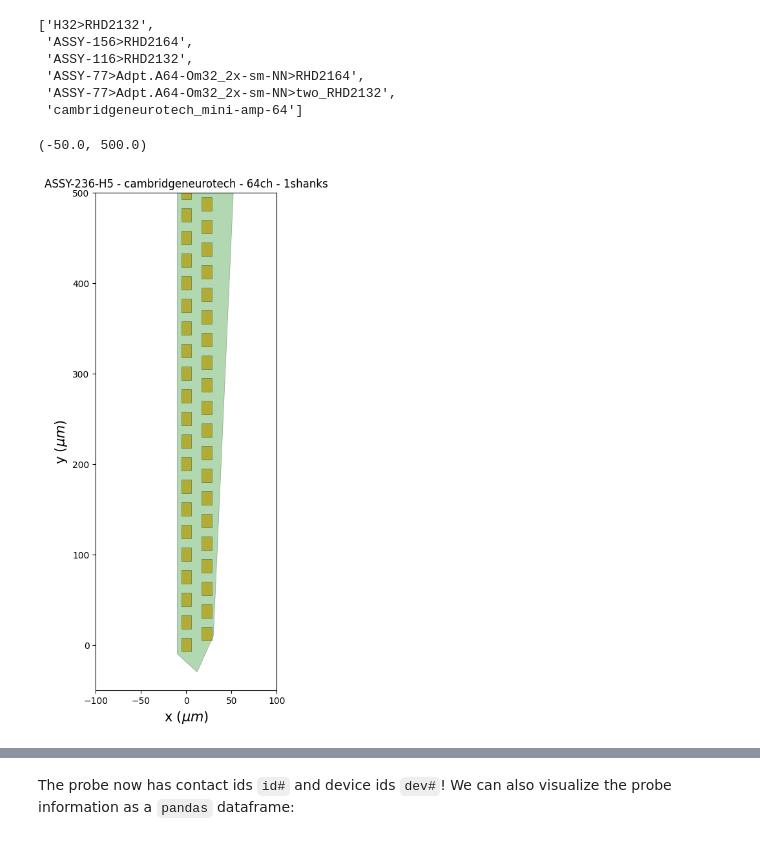
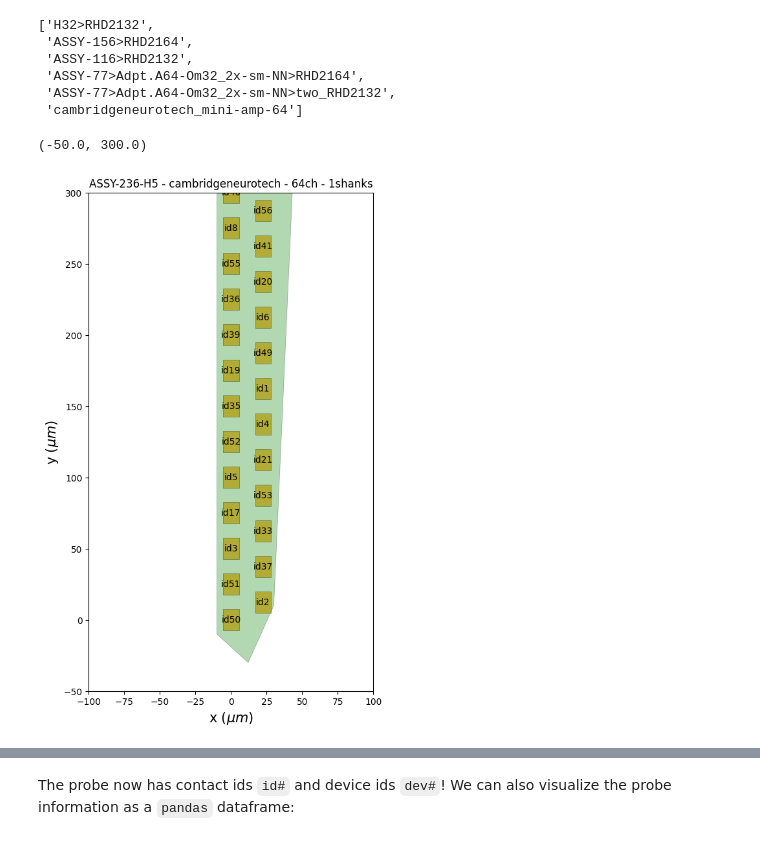
Before and after one commit to SpikeInterface/SpikeInterface-Training-Edinburgh-May24, a Jupyter notebook: overview_tutorials/SpikeInterface_Tutorial.ipynb, the cells around one changed output, grey strips where cells are left out. Saved outputs shown, nothing was run; the diff lists cells and outputs as text; code cells hidden in the pictures.

```diff
--- a/overview_tutorials/SpikeInterface_Tutorial.ipynb
+++ b/overview_tutorials/SpikeInterface_Tutorial.ipynb
@@ -113,9 +127,9 @@ pi.get_available_pathways()
 probe.wiring_to_device('cambridgeneurotech_mini-amp-64')
 # %%
 fig, ax = plt.subplots(figsize=(14, 10))
-plot_probe(probe, ax=ax)
+plot_probe(probe, ax=ax, with_contact_id=True)
 ax.set_xlim(-100, 100)
-ax.set_ylim(-50, 500)
+ax.set_ylim(-50, 300)
 # %% [output]
-(-50.0, 500.0)
+(-50.0, 300.0)
-[figure, old version]
+[figure, new version]
```
Also changed, not shown: parts of 107 cells of this notebook, 2 other files.
